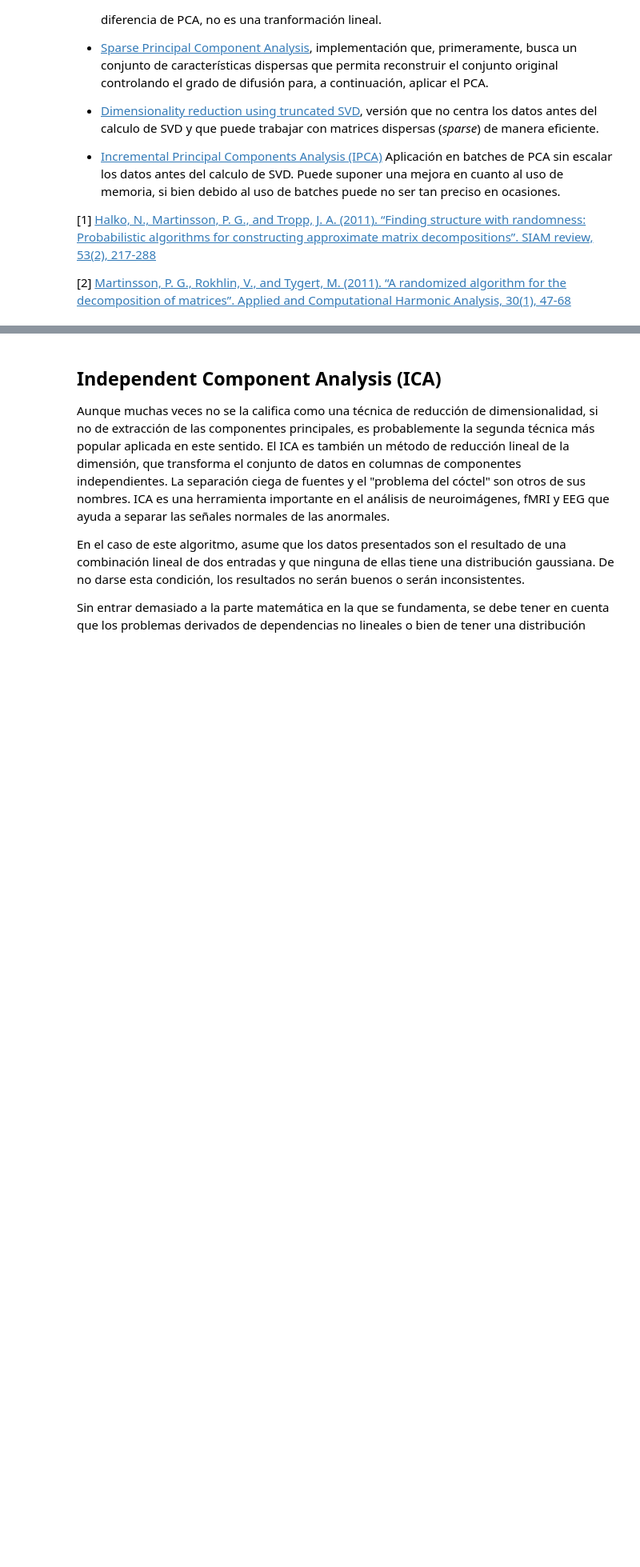
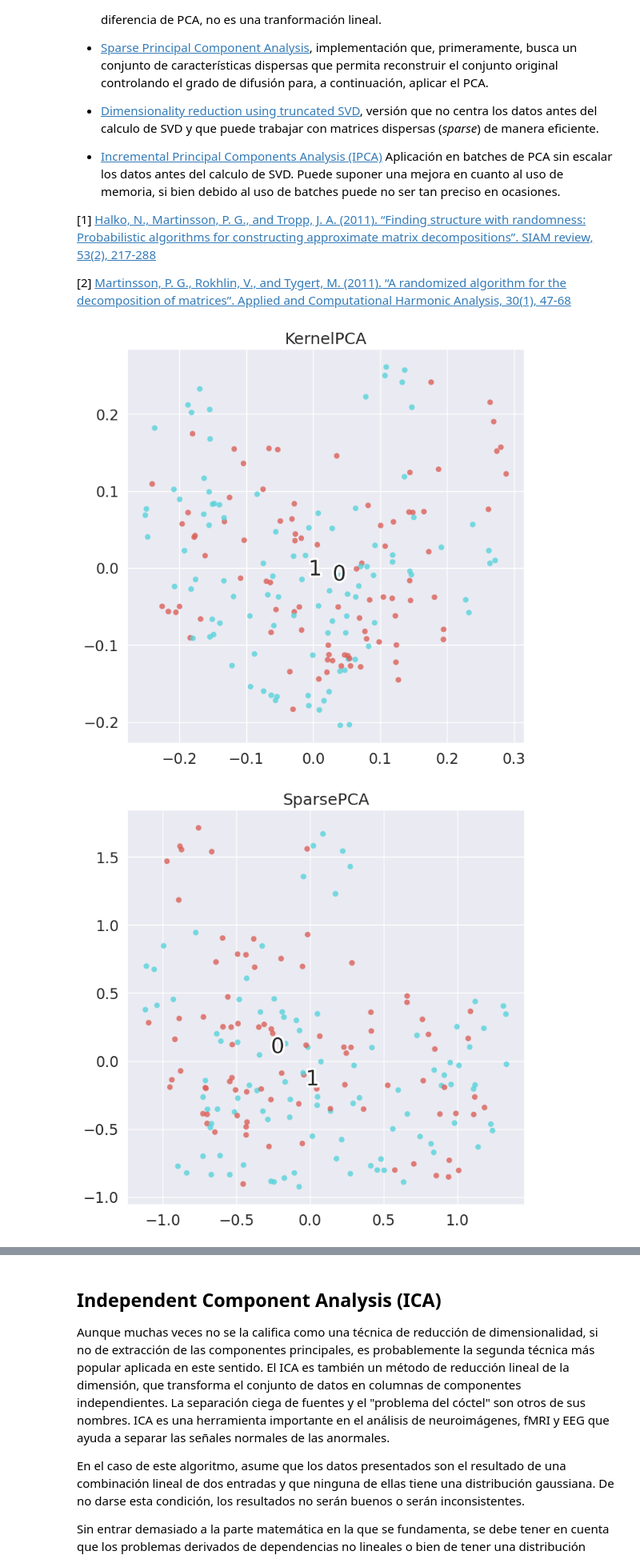
Before and after one commit to EmilioUcelayLojo/AA3, a Jupyter notebook: lab1/lab1.ipynb, the cells around one changed output, grey strips where cells are left out. Shown at 80% size. Cells and saved outputs as stored; diff of their text form; code cells hidden in the pictures; blank space fills up the shorter version.

```diff
--- a/lab1/lab1.ipynb
+++ b/lab1/lab1.ipynb
@@ -367,4 +402,39 @@ Adicionalmente, también comentar que `scikit-learn` presenta algunas de las var
 # %%
 # Aplique alguna de las variantes a los datos del problema y represente el resultado, ¿qué diferencias se aprecian?.
 # NOTA: cuidado con la semilla aleatoria si se usa una decisión "randomized"
-#TODO
+from sklearn.decomposition import KernelPCA, SparsePCA, TruncatedSVD, IncrementalPCA
+import matplotlib.pyplot as plt
+
+# Fijar la semilla aleatoria para la reproducibilidad
+random_state = 42
+
+# 1. KernelPCA
+kpca = KernelPCA(n_components=2, kernel='rbf', random_state=random_state)
+kpca_train_inputs = kpca.fit_transform(train_inputs)
+draw_results(kpca_train_inputs, train_outputs, target_names=train_outputs.unique())
+plt.title("KernelPCA")
+plt.show()
+
+# 2. SparsePCA
+spca = SparsePCA(n_components=2, random_state=random_state)
+spca_train_inputs = spca.fit_transform(train_inputs)
+draw_results(spca_train_inputs, train_outputs, target_names=train_outputs.unique())
+plt.title("SparsePCA")
+plt.show()
+
+# 3. TruncatedSVD
+tsvd = TruncatedSVD(n_components=2, random_state=random_state)
+tsvd_train_inputs = tsvd.fit_transform(train_inputs)
+draw_results(tsvd_train_inputs, train_outputs, target_names=train_outputs.unique())
+plt.title("TruncatedSVD")
+plt.show()
+
+# 4. IncrementalPCA
+ipca = IncrementalPCA(n_components=2, batch_size=100)  # Puedes ajustar batch_size
+ipca_train_inputs = ipca.fit_transform(train_inputs)
+draw_results(ipca_train_inputs, train_outputs, target_names=train_outputs.unique())
+plt.title("IncrementalPCA")
+plt.show()
+# %% [output]
+[figure, added]
+[figure, added]
```
Also changed, not shown: parts of 17 cells of this notebook.
